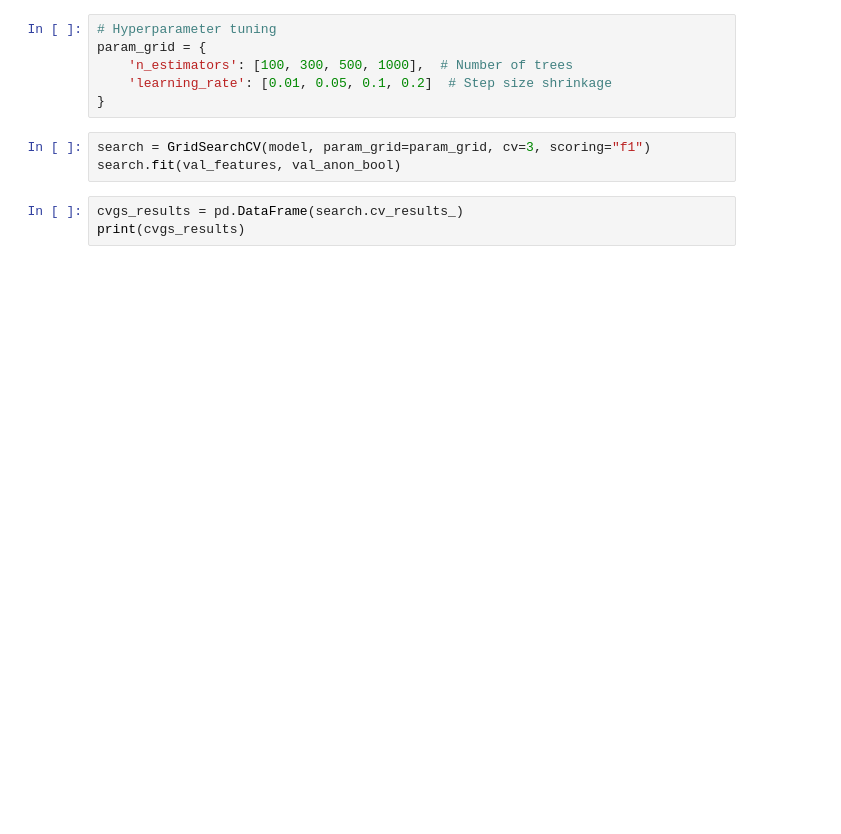
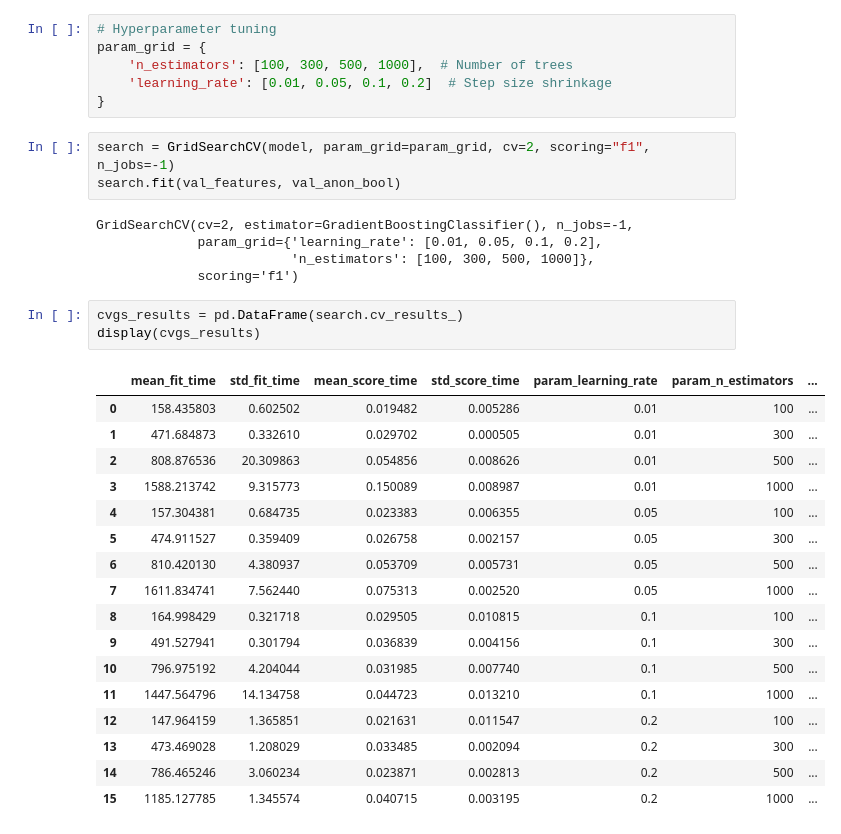
Before and after one commit to Eyedkeelan/Sentry-AI, a Jupyter notebook: Python/Models/3DCNN-STATIC-GB.ipynb, the cells around one changed output. Drawn from its saved outputs; the diff is of its cells as text; blank space fills up the shorter version.

```diff
--- a/Python/Models/3DCNN-STATIC-GB.ipynb
+++ b/Python/Models/3DCNN-STATIC-GB.ipynb
@@ -105,11 +113,34 @@ param_grid = {
     'learning_rate': [0.01, 0.05, 0.1, 0.2]  # Step size shrinkage
 }
 # %%
-search = GridSearchCV(model, param_grid=param_grid, cv=3, scoring="f1")
+search = GridSearchCV(model, param_grid=param_grid, cv=2, scoring="f1", n_jobs=-1)
 search.fit(val_features, val_anon_bool)
+# %% [output]
+GridSearchCV(cv=2, estimator=GradientBoostingClassifier(), n_jobs=-1,
+             param_grid={'learning_rate': [0.01, 0.05, 0.1, 0.2],
+                         'n_estimators': [100, 300, 500, 1000]},
+             scoring='f1')
 # %%
 cvgs_results = pd.DataFrame(search.cv_results_)
-print(cvgs_results)
+display(cvgs_results)
+# %% [output]
+|  | mean_fit_time | std_fit_time | mean_score_time | std_score_time | param_learning_rate | param_n_estimators | ... |
+| 0 | 158.435803 | 0.602502 | 0.019482 | 0.005286 | 0.01 | 100 | ... |
+| 1 | 471.684873 | 0.332610 | 0.029702 | 0.000505 | 0.01 | 300 | ... |
+| 2 | 808.876536 | 20.309863 | 0.054856 | 0.008626 | 0.01 | 500 | ... |
+| 3 | 1588.213742 | 9.315773 | 0.150089 | 0.008987 | 0.01 | 1000 | ... |
+| 4 | 157.304381 | 0.684735 | 0.023383 | 0.006355 | 0.05 | 100 | ... |
+| 5 | 474.911527 | 0.359409 | 0.026758 | 0.002157 | 0.05 | 300 | ... |
+| 6 | 810.420130 | 4.380937 | 0.053709 | 0.005731 | 0.05 | 500 | ... |
+| 7 | 1611.834741 | 7.562440 | 0.075313 | 0.002520 | 0.05 | 1000 | ... |
+| 8 | 164.998429 | 0.321718 | 0.029505 | 0.010815 | 0.1 | 100 | ... |
+| 9 | 491.527941 | 0.301794 | 0.036839 | 0.004156 | 0.1 | 300 | ... |
+| 10 | 796.975192 | 4.204044 | 0.031985 | 0.007740 | 0.1 | 500 | ... |
+| 11 | 1447.564796 | 14.134758 | 0.044723 | 0.013210 | 0.1 | 1000 | ... |
+| 12 | 147.964159 | 1.365851 | 0.021631 | 0.011547 | 0.2 | 100 | ... |
+| 13 | 473.469028 | 1.208029 | 0.033485 | 0.002094 | 0.2 | 300 | ... |
+| 14 | 786.465246 | 3.060234 | 0.023871 | 0.002813 | 0.2 | 500 | ... |
+| 15 | 1185.127785 | 1.345574 | 0.040715 | 0.003195 | 0.2 | 1000 | ... |
 # %%
 model_optimised = GradientBoostingClassifier(**search.best_params_)
 model_optimised.fit(train_features, train_anon_bool)
```
Also changed, not shown: parts of 6 cells of this notebook, 6 other files.
